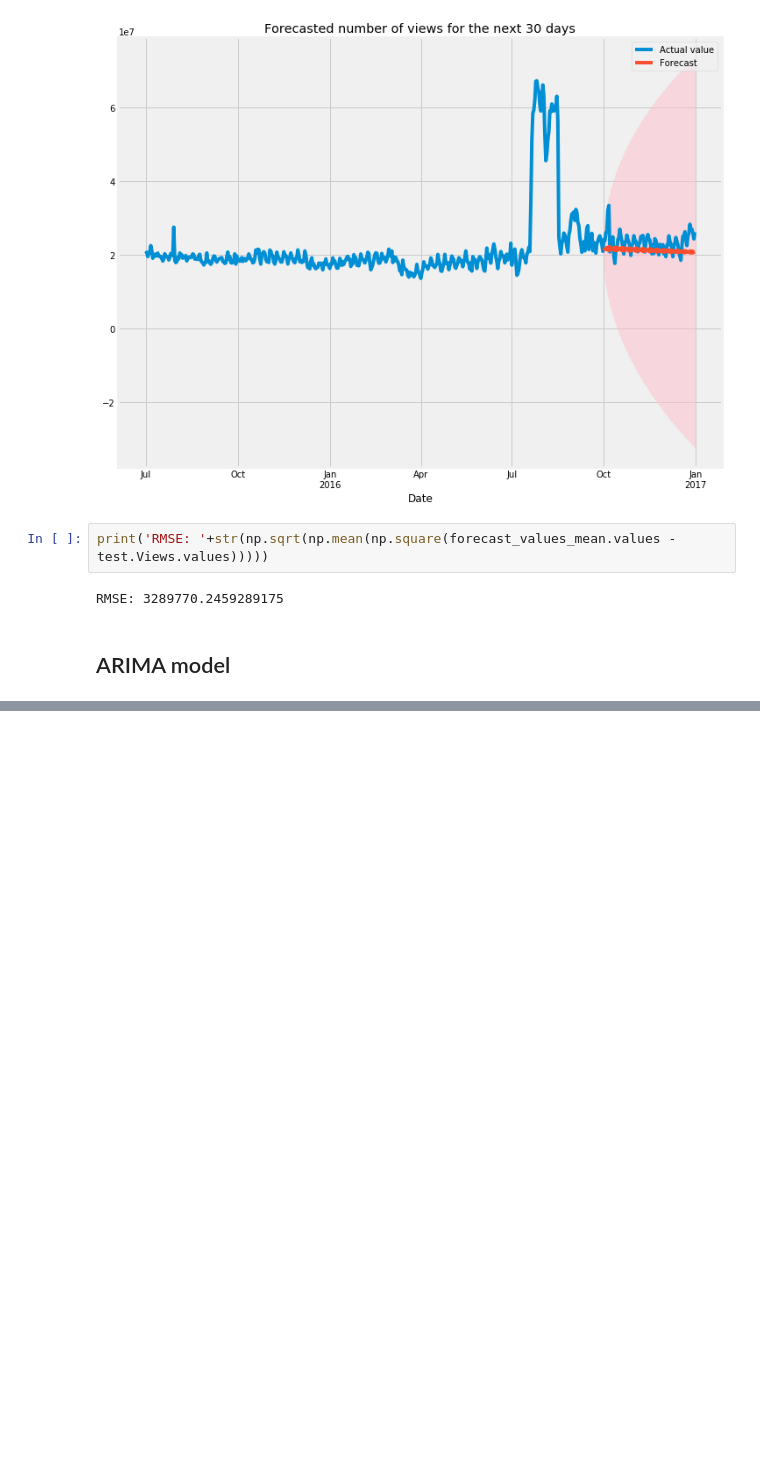
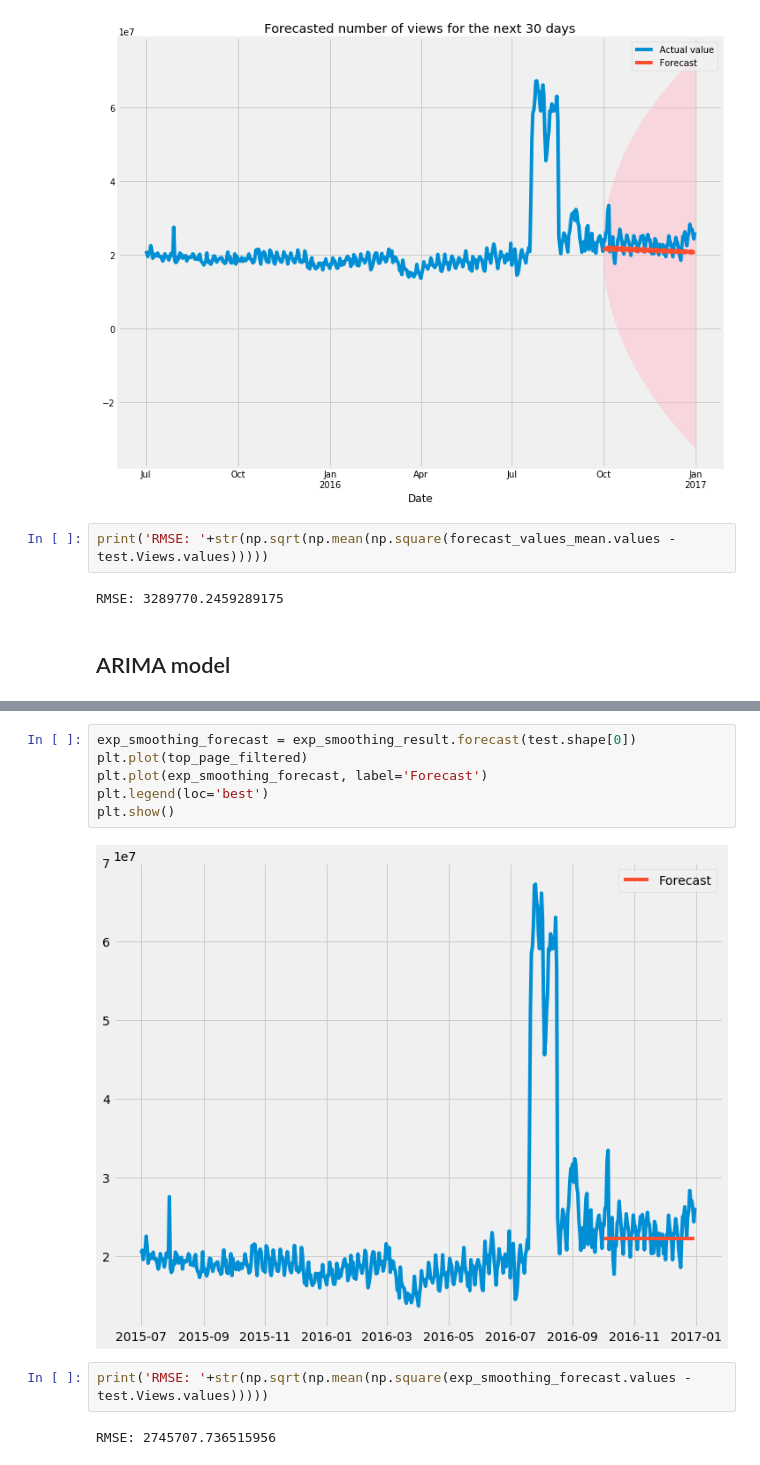
Before and after one commit to Subikshaa/Time-Series-Forecasting-on-Web-Traffic-Dataset, a Jupyter notebook: forecast.ipynb, the cells around one changed output, grey strips where cells are left out. Drawn from its saved outputs; the diff is of its cells as text; blank space fills up the shorter version.

```diff
--- a/forecast.ipynb
+++ b/forecast.ipynb
@@ -424,0 +468,12 @@ plt.show()
+# %%
+exp_smoothing_forecast = exp_smoothing_result.forecast(test.shape[0])
+plt.plot(top_page_filtered)
+plt.plot(exp_smoothing_forecast, label='Forecast')
+plt.legend(loc='best')
+plt.show()
+# %% [output]
+[figure, added]
+# %%
+print('RMSE: '+str(np.sqrt(np.mean(np.square(exp_smoothing_forecast.values - test.Views.values)))))
+# %% [output]
+RMSE: 2745707.736515956
```
Also changed, not shown: parts of 10 cells of this notebook.
